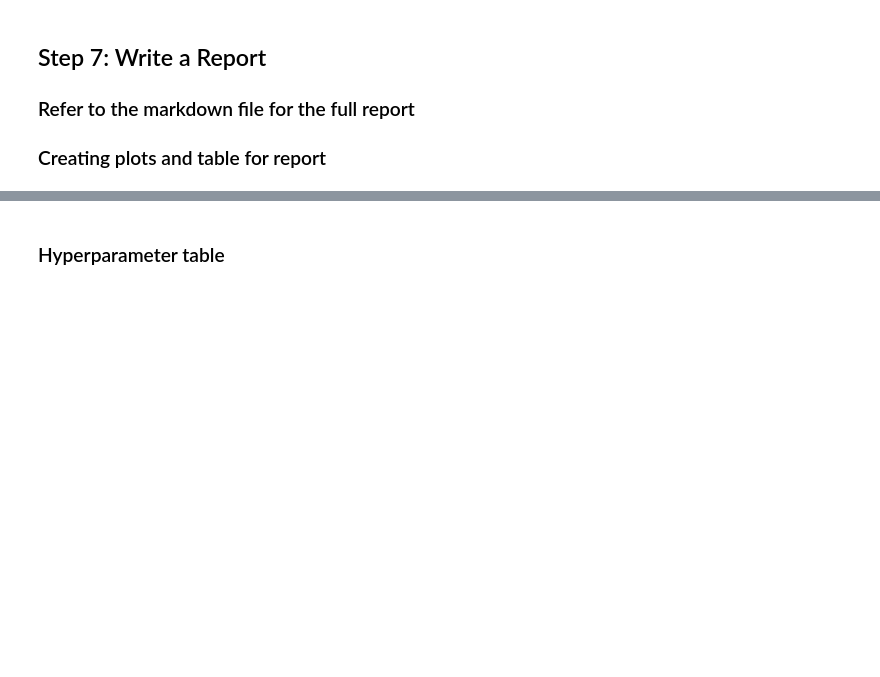
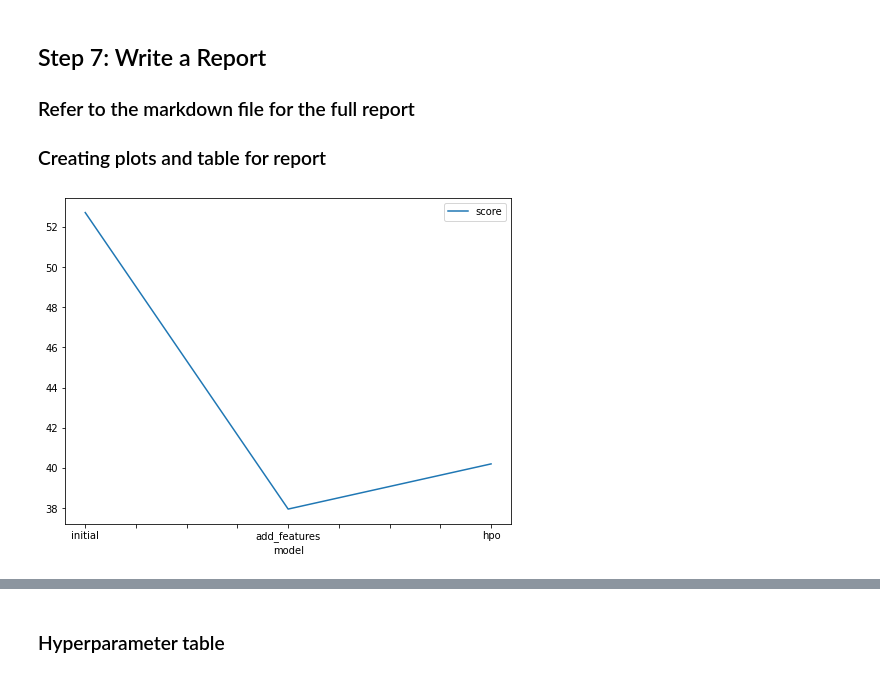
Before and after one commit to ahmedbadr97/Bike-Sharing-Demand-With-autoGluon, a Jupyter notebook: predict_Bike_Sharing.ipynb, the cells around one changed output, grey strips where cells are left out. Drawn from its saved outputs; the diff is of its cells as text; code cells hidden in the pictures; blank space fills up the shorter version.

```diff
--- a/predict_Bike_Sharing.ipynb
+++ b/predict_Bike_Sharing.ipynb
@@ -557,13 +676,15 @@ submission_new_hpo.to_csv("submission_new_hpo.csv", index=False)
 # %%
 # Taking the top model score from each training run and creating a line plot to show improvement
 # You can create these in the notebook and save them to PNG or use some other tool (e.g. google sheets, excel)
 fig = pd.DataFrame(
     {
         "model": ["initial", "add_features", "hpo"],
-        "score": [?, ?, ?]
+        "score": [52.72, 37.95, 40.2]
     }
 ).plot(x="model", y="score", figsize=(8, 6)).get_figure()
 fig.savefig('model_train_score.png')
+# %% [output]
+[figure, added]
 # %%
 # Take the 3 kaggle scores and creating a line plot to show improvement
 fig = pd.DataFrame(
```
Also changed, not shown: parts of 48 cells of this notebook, 2 other files.
